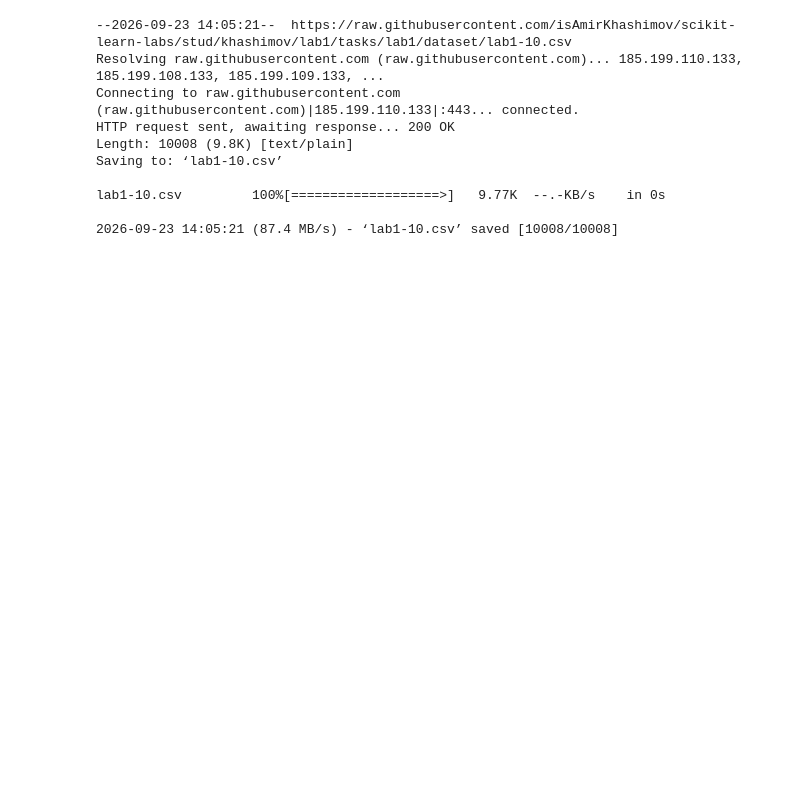
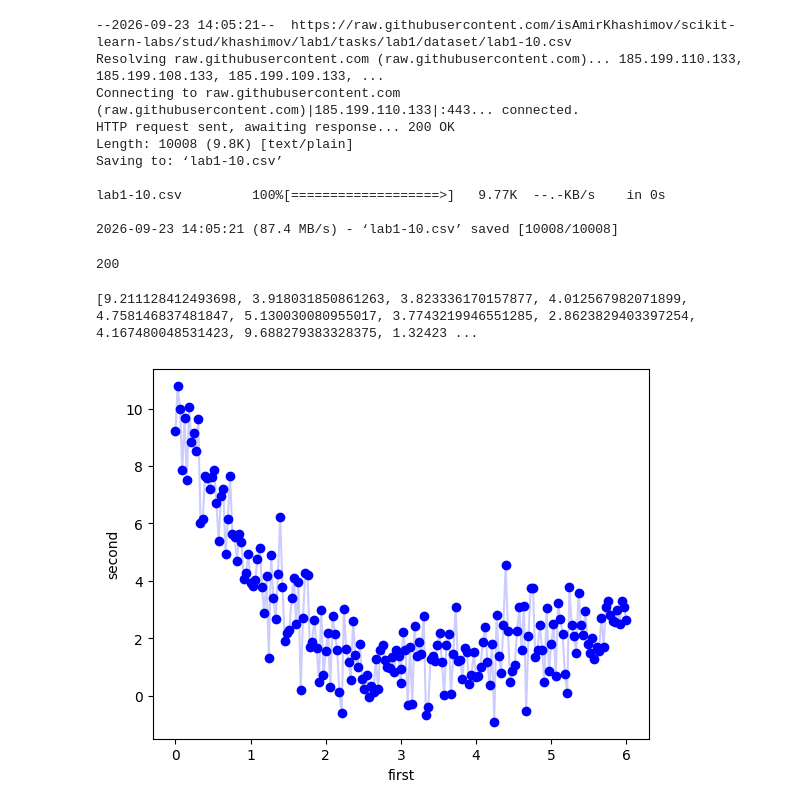
Before and after one commit to isAmirKhashimov/scikit-learn-labs, a Jupyter notebook: stud/khashimov/lab1/lab1.ipynb, the cells around one changed output. Cells and saved outputs as stored; diff of their text form; code cells hidden in the pictures; blank space fills up the shorter version.

Commit message:
added plot

```diff
--- a/stud/khashimov/lab1/lab1.ipynb
+++ b/stud/khashimov/lab1/lab1.ipynb
@@ -15,0 +19,29 @@ lab1-10.csv         100%[===================>]   9.77K  --.-KB/s    in 0s
+# %%
+with open("lab1-10.csv", "r") as f:
+    data = csv.reader(f)
+    dataArr = [i for i in data]
+    first = [float(i[0]) for i in dataArr]
+    second = [float(i[1]) for i in dataArr]
+# %%
+len(first)
+# %% [output]
+200
+# %%
+print(second)
+# %% [output]
+[9.211128412493698, 3.918031850861263, 3.823336170157877, 4.012567982071899, 4.758146837481847, 5.130030080955017, 3.7743219946551285, 2.8623829403397254, 4.167480048531423, 9.688279383328375, 1.32423 ...
+# %%
+points = sorted(zip(first, second))
+
+first_sorted = [p[0] for p in points]
+second_sorted = [p[1] for p in points]
+# %%
+plt.scatter(first, second, color='blue', marker='o')
+plt.xlabel('first')
+plt.ylabel('second')
+plt.Normalize()
+plt.plot(first_sorted, second_sorted, color='blue', alpha=0.2)
+plt.grid(False)
+plt.show()
+# %% [output]
+[figure, added]
```
Also changed, not shown: parts of 1 cell of this notebook.
